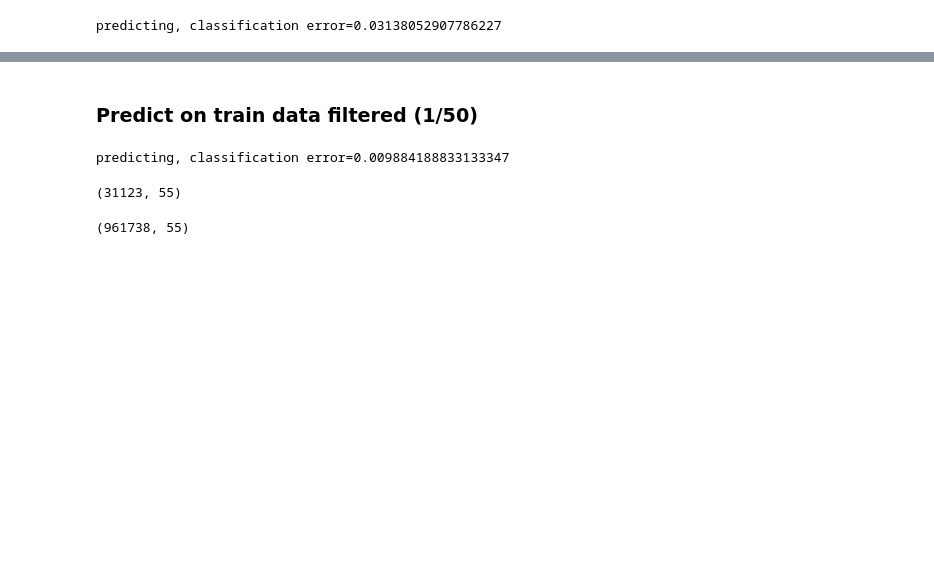
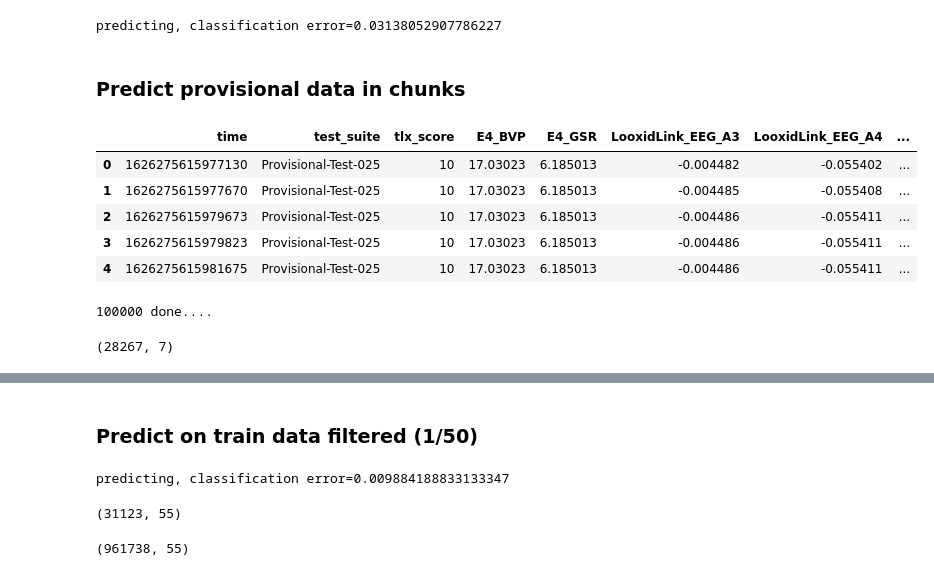
Before and after one commit to waynnbz/Cog-State-Classification, a Jupyter notebook: Sampling.ipynb, the cells around one changed output, grey strips where cells are left out. Saved outputs shown, nothing was run; the diff lists cells and outputs as text; code cells hidden in the pictures; blank space fills up the shorter version.

```diff
--- a/Sampling.ipynb
+++ b/Sampling.ipynb
@@ -192,3 +237,5 @@ pred = bst.predict( xg_test );
 print (f'predicting, classification error={sum(pred!=y_test)/len(y_test)}')
 # %% [output]
 predicting, classification error=0.03138052907786227
+# %% [markdown]
+### Predict provisional data in chunks
@@ -194,0 +278,33 @@ predicting, classification error=0.03138052907786227
+# %%
+chunksize = 100000
+test_path = 'sample-submission/code/data/testing.csv'
+prov_data = pd.read_csv(PROV_PATH, chunksize=chunksize)
+# %%
+c = next(prov_data)
+# %%
+c.head()
+# %% [output]
+|  | time | test_suite | tlx_score | E4_BVP | E4_GSR | LooxidLink_EEG_A3 | LooxidLink_EEG_A4 | ... |
+| 0 | 1626275615977130 | Provisional-Test-025 | 10 | 17.03023 | 6.185013 | -0.004482 | -0.055402 | ... |
+| 1 | 1626275615977670 | Provisional-Test-025 | 10 | 17.03023 | 6.185013 | -0.004485 | -0.055408 | ... |
+| 2 | 1626275615979673 | Provisional-Test-025 | 10 | 17.03023 | 6.185013 | -0.004486 | -0.055411 | ... |
+| 3 | 1626275615979823 | Provisional-Test-025 | 10 | 17.03023 | 6.185013 | -0.004486 | -0.055411 | ... |
+| 4 | 1626275615981675 | Provisional-Test-025 | 10 | 17.03023 | 6.185013 | -0.004486 | -0.055411 | ... |
+# %%
+full_pred = pd.DataFrame(columns=output_header)
+
+for i, c_data in enumerate(prov_data):
+
+    c_time = c_data.time
+    c_suite = c_data.test_suite
+    xg_c_data = prov_preprocess(c_data)
+    c_prob = bst.predict( xg_c_data )
+    full_pred = postprocess(c_time, c_suite, c_prob, full_pred)
+
+    print(f'{(i+1)*chunksize} done....')
+# %% [output]
+100000 done....
+# %%
+full_pred.shape
+# %% [output]
+(28267, 7)
```
Also changed, not shown: parts of 16 cells of this notebook, 4 other files.
